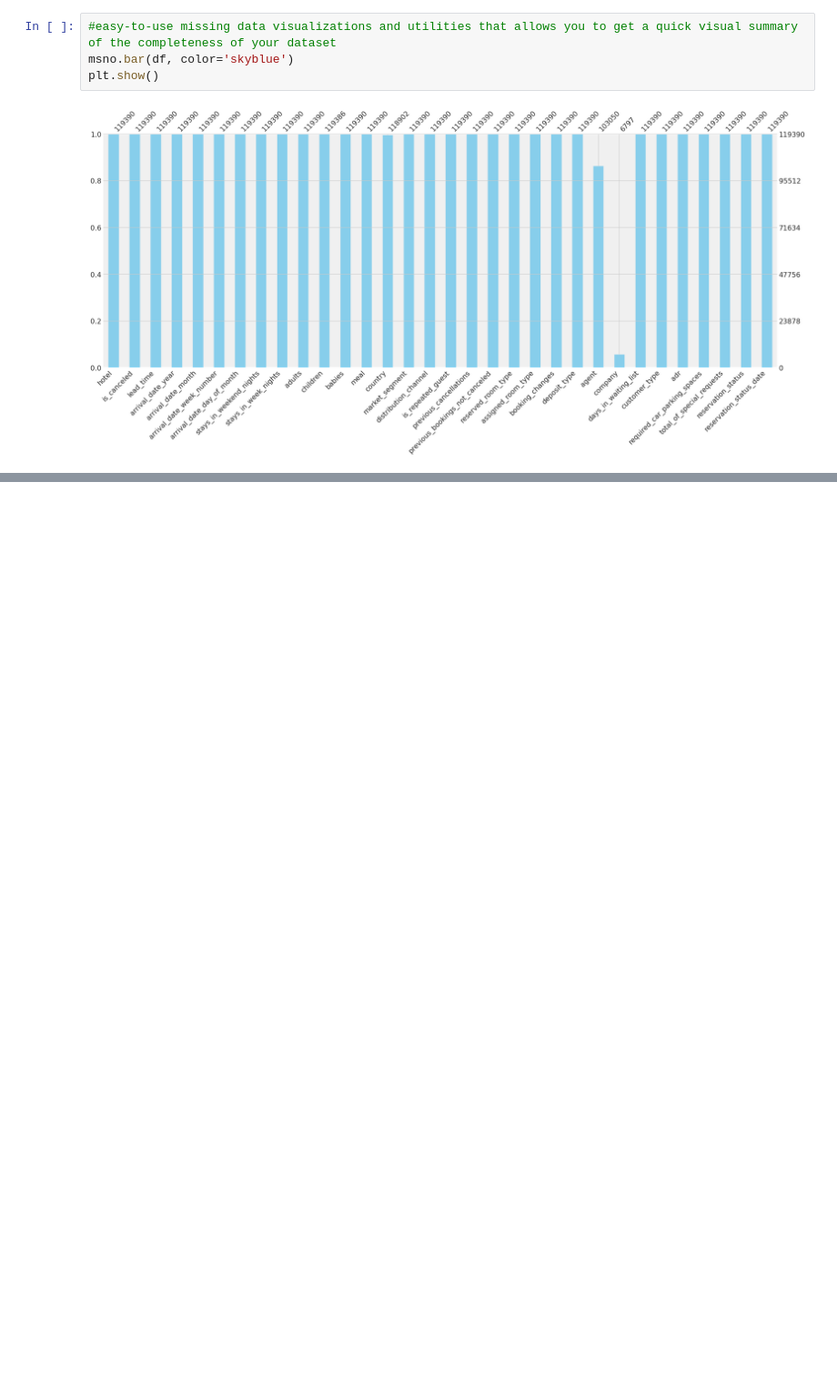
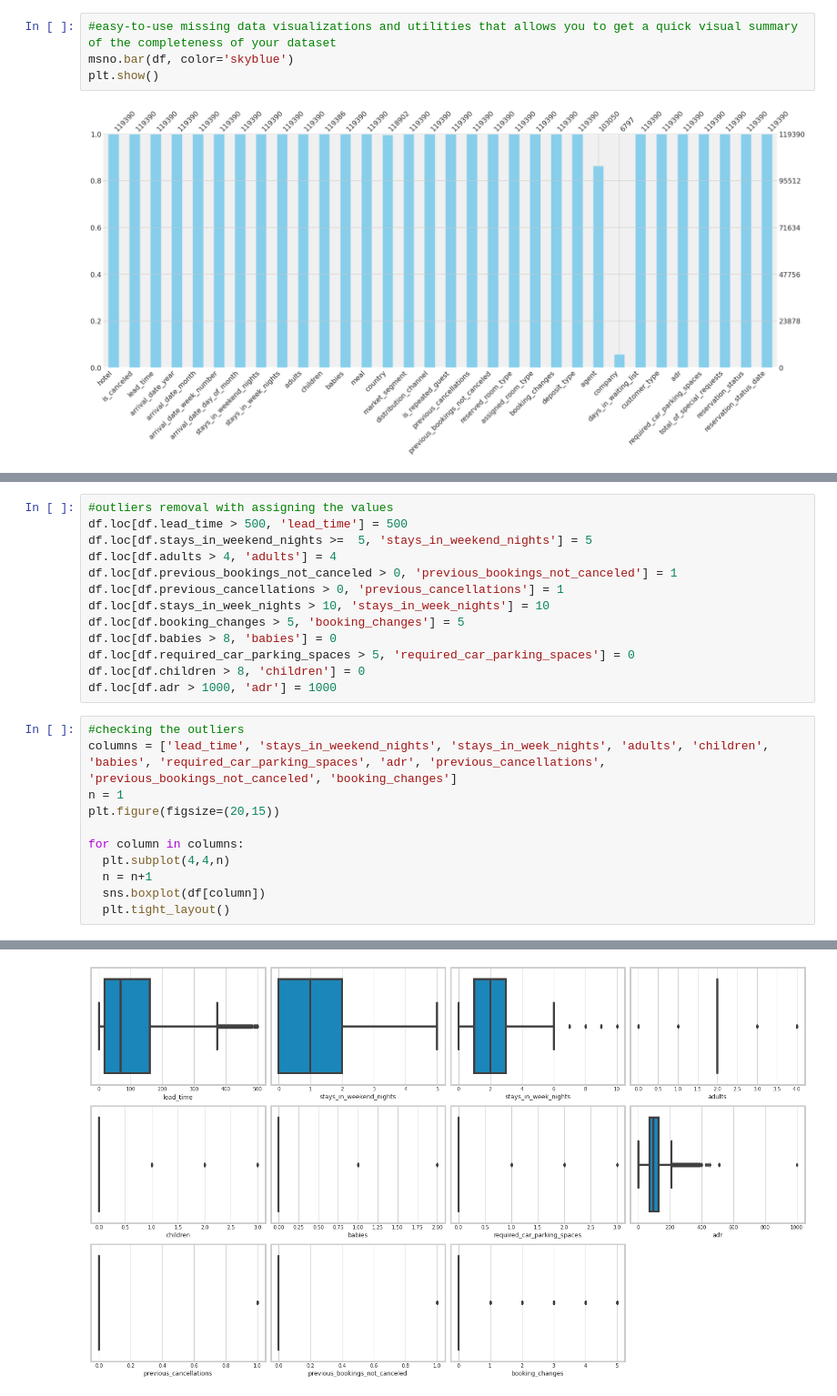
Before and after one commit to chandusayhi/Hotel_Booking_Analysis, a Jupyter notebook: Hotel_Booking_Analysis_EDA.ipynb, the cells around one changed output, grey strips where cells are left out. Shown at 91% size. Drawn from its saved outputs; the diff is of its cells as text; blank space fills up the shorter version.

```diff
--- a/Hotel_Booking_Analysis_EDA.ipynb
+++ b/Hotel_Booking_Analysis_EDA.ipynb
@@ -373,0 +523,25 @@ plt.show()
+# %%
+#outliers removal with assigning the values
+df.loc[df.lead_time > 500, 'lead_time'] = 500
+df.loc[df.stays_in_weekend_nights >=  5, 'stays_in_weekend_nights'] = 5
+df.loc[df.adults > 4, 'adults'] = 4
+df.loc[df.previous_bookings_not_canceled > 0, 'previous_bookings_not_canceled'] = 1
+df.loc[df.previous_cancellations > 0, 'previous_cancellations'] = 1
+df.loc[df.stays_in_week_nights > 10, 'stays_in_week_nights'] = 10
+df.loc[df.booking_changes > 5, 'booking_changes'] = 5
+df.loc[df.babies > 8, 'babies'] = 0
+df.loc[df.required_car_parking_spaces > 5, 'required_car_parking_spaces'] = 0
+df.loc[df.children > 8, 'children'] = 0
+df.loc[df.adr > 1000, 'adr'] = 1000
+# %%
+#checking the outliers
+columns = ['lead_time', 'stays_in_weekend_nights', 'stays_in_week_nights', 'adults', 'children', 'babies', 'required_car_parking_spaces', 'adr', 'previous_cancellations', 'previous_bookings_not_canceled', 'booking_changes']
+n = 1
+plt.figure(figsize=(20,15))
+
+for column in columns:
+  plt.subplot(4,4,n)
+  n = n+1
+  sns.boxplot(df[column])
+  plt.tight_layout()
+# %% [output]
@@ -373,0 +565 @@ plt.show()
+[figure, added]
```
Also changed, not shown: parts of 43 cells of this notebook.
